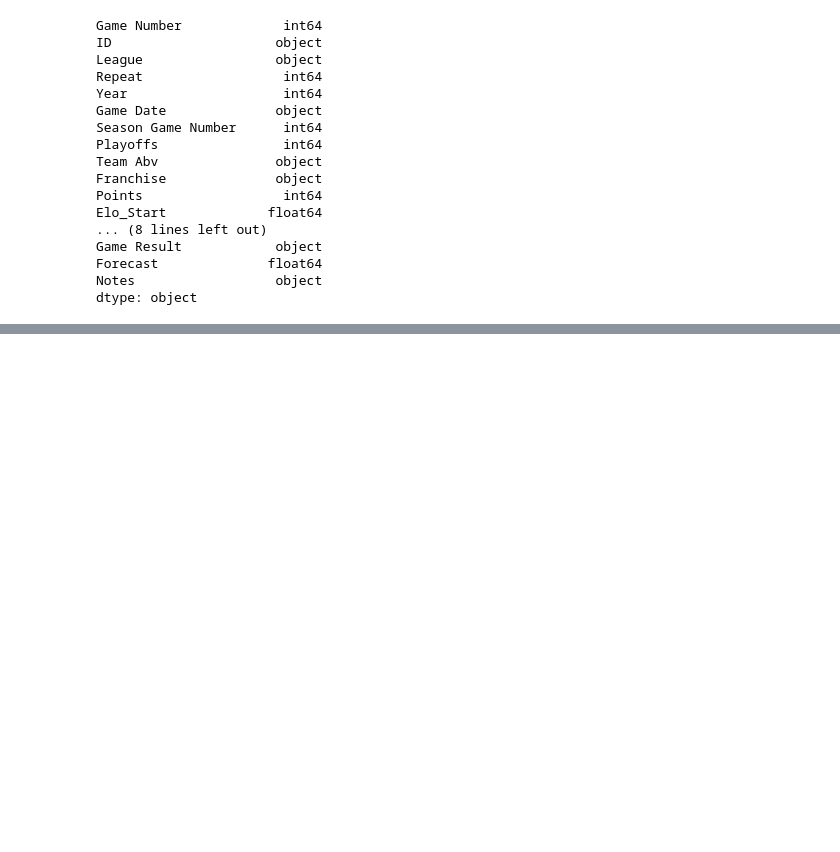
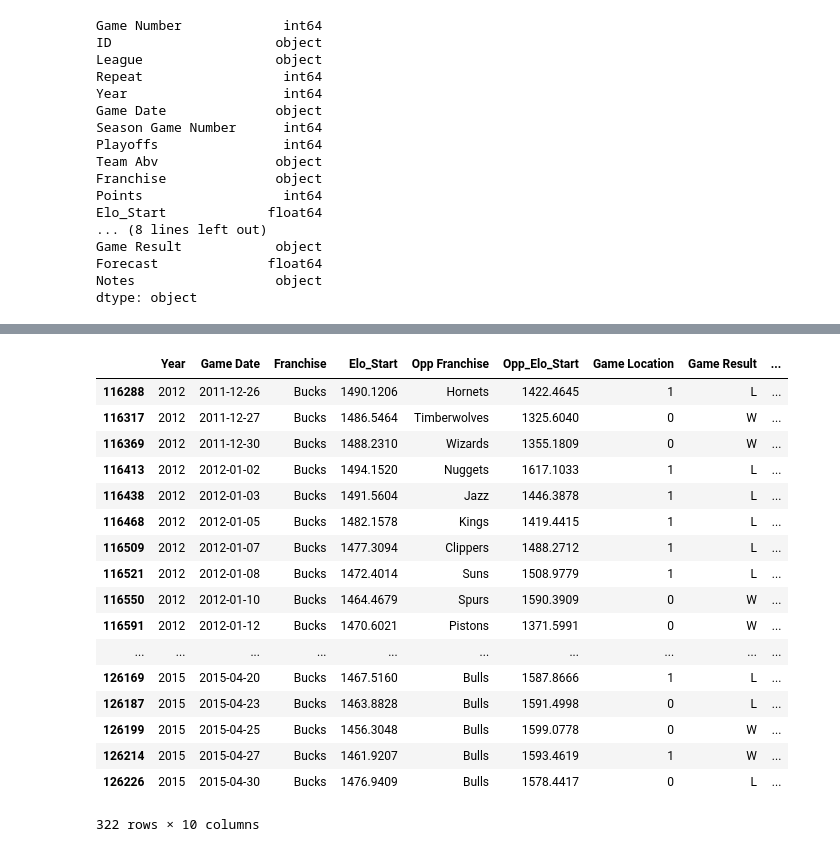
Before and after one commit to alz256/Data-Projects, a Jupyter notebook: Data Mining (Cleaned Pandas) 5-2.ipynb, the cells around one changed output, grey strips where cells are left out. Cells and saved outputs as stored; diff of their text form; code cells hidden in the pictures; blank space fills up the shorter version.

```diff
--- a/Data Mining (Cleaned Pandas) 5-2.ipynb
+++ b/Data Mining (Cleaned Pandas) 5-2.ipynb
@@ -150,0 +151,21 @@ nba.head(5)
+# %%
+Bucks
+# %% [output]
+|  | Year | Game Date | Franchise | Elo_Start | Opp Franchise | Opp_Elo_Start | Game Location | Game Result | ... |
+| 116288 | 2012 | 2011-12-26 | Bucks | 1490.1206 | Hornets | 1422.4645 | 1 | L | ... |
+| 116317 | 2012 | 2011-12-27 | Bucks | 1486.5464 | Timberwolves | 1325.6040 | 0 | W | ... |
+| 116369 | 2012 | 2011-12-30 | Bucks | 1488.2310 | Wizards | 1355.1809 | 0 | W | ... |
+| 116413 | 2012 | 2012-01-02 | Bucks | 1494.1520 | Nuggets | 1617.1033 | 1 | L | ... |
+| 116438 | 2012 | 2012-01-03 | Bucks | 1491.5604 | Jazz | 1446.3878 | 1 | L | ... |
+| 116468 | 2012 | 2012-01-05 | Bucks | 1482.1578 | Kings | 1419.4415 | 1 | L | ... |
+| 116509 | 2012 | 2012-01-07 | Bucks | 1477.3094 | Clippers | 1488.2712 | 1 | L | ... |
+| 116521 | 2012 | 2012-01-08 | Bucks | 1472.4014 | Suns | 1508.9779 | 1 | L | ... |
+| 116550 | 2012 | 2012-01-10 | Bucks | 1464.4679 | Spurs | 1590.3909 | 0 | W | ... |
+| 116591 | 2012 | 2012-01-12 | Bucks | 1470.6021 | Pistons | 1371.5991 | 0 | W | ... |
+| ... | ... | ... | ... | ... | ... | ... | ... | ... | ... |
+| 126169 | 2015 | 2015-04-20 | Bucks | 1467.5160 | Bulls | 1587.8666 | 1 | L | ... |
+| 126187 | 2015 | 2015-04-23 | Bucks | 1463.8828 | Bulls | 1591.4998 | 0 | L | ... |
+| 126199 | 2015 | 2015-04-25 | Bucks | 1456.3048 | Bulls | 1599.0778 | 0 | W | ... |
+| 126214 | 2015 | 2015-04-27 | Bucks | 1461.9207 | Bulls | 1593.4619 | 1 | W | ... |
+| 126226 | 2015 | 2015-04-30 | Bucks | 1476.9409 | Bulls | 1578.4417 | 0 | L | ... |
+322 rows × 10 columns
```
Also changed, not shown: parts of 15 cells of this notebook.
